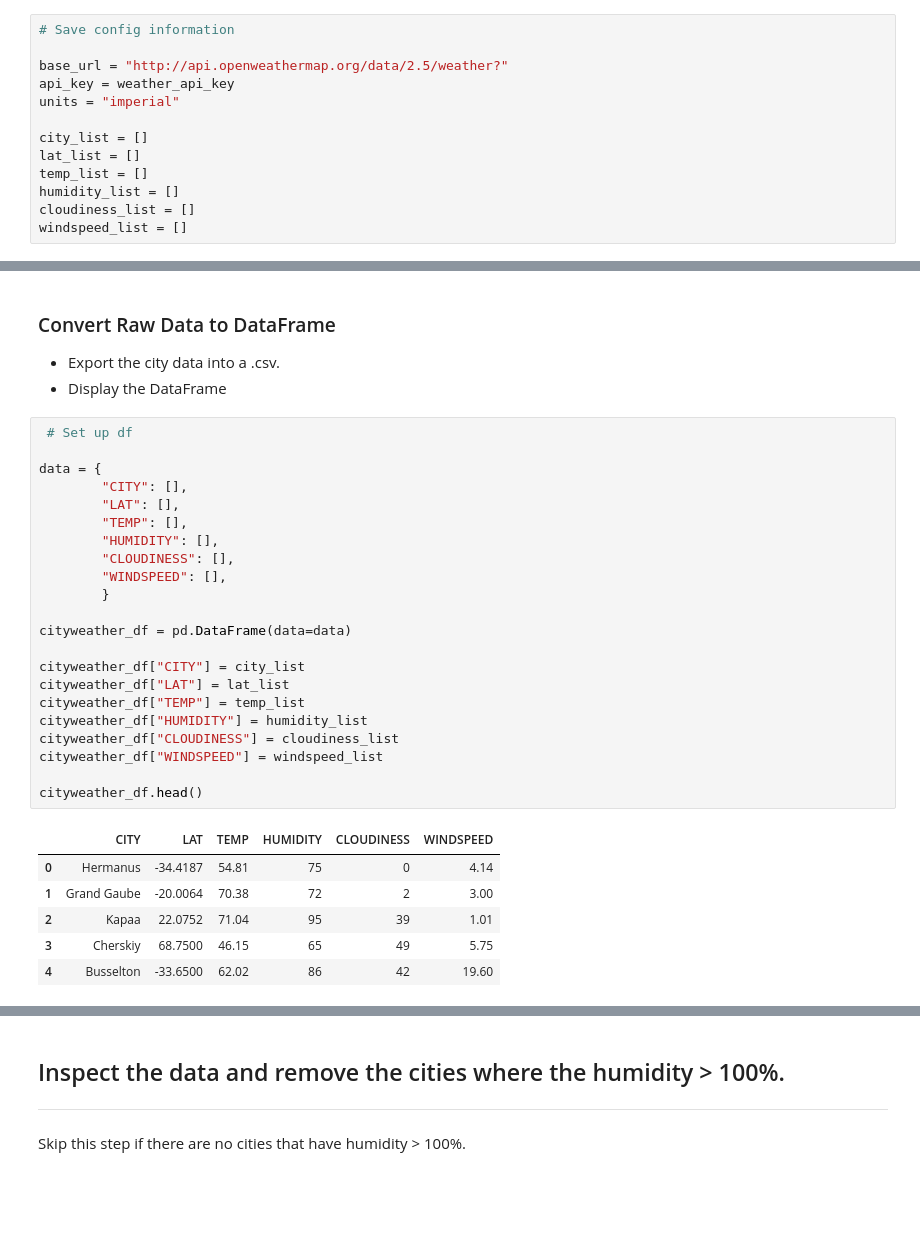
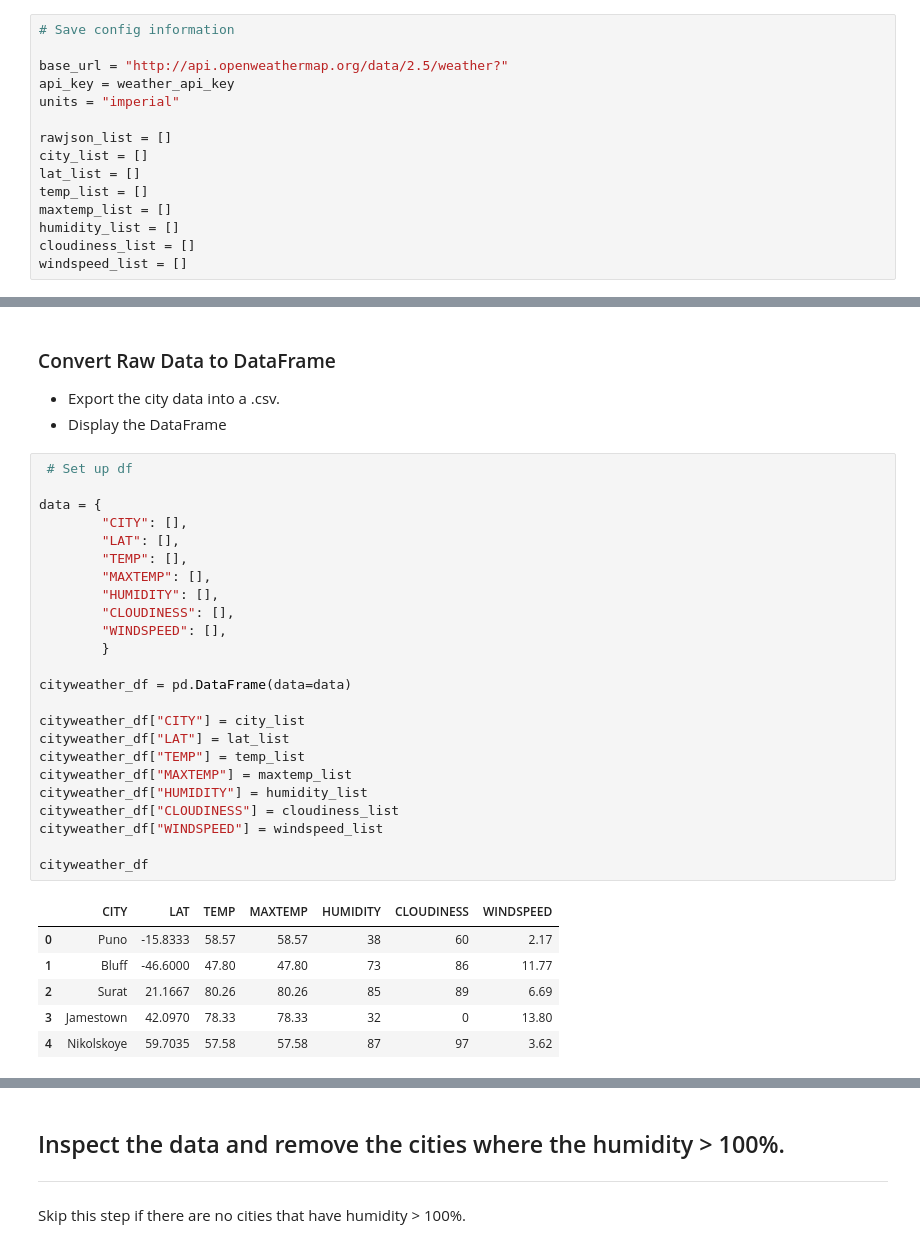
Before and after one commit to billthedataguy/python-api-challenge, a Jupyter notebook: starter_code/WeatherPy.ipynb, the cells around one changed output, grey strips where cells are left out. Drawn from its saved outputs; the diff is of its cells as text; blank space fills up the shorter version.

```diff
--- a/starter_code/WeatherPy.ipynb
+++ b/starter_code/WeatherPy.ipynb
@@ -74,9 +74,11 @@ base_url = "http://api.openweathermap.org/data/2.5/weather?"
 api_key = weather_api_key
 units = "imperial"
 
+rawjson_list = []
 city_list = []
 lat_list = []
 temp_list = []
+maxtemp_list = []
 humidity_list = []
 cloudiness_list = []
 windspeed_list = []
@@ -123,32 +177,34 @@ for city in cities[:5]:
 # %%
  # Set up df
 
 data = {
         "CITY": [],
         "LAT": [],
         "TEMP": [],
+        "MAXTEMP": [],
         "HUMIDITY": [],
         "CLOUDINESS": [],
         "WINDSPEED": [],
         }
 
 cityweather_df = pd.DataFrame(data=data)
 
 cityweather_df["CITY"] = city_list
 cityweather_df["LAT"] = lat_list
 cityweather_df["TEMP"] = temp_list
+cityweather_df["MAXTEMP"] = maxtemp_list
 cityweather_df["HUMIDITY"] = humidity_list
 cityweather_df["CLOUDINESS"] = cloudiness_list
 cityweather_df["WINDSPEED"] = windspeed_list
 
-cityweather_df.head()
+cityweather_df
 # %% [output]
-|  | CITY | LAT | TEMP | HUMIDITY | CLOUDINESS | WINDSPEED |
-| 0 | Hermanus | -34.4187 | 54.81 | 75 | 0 | 4.14 |
-| 1 | Grand Gaube | -20.0064 | 70.38 | 72 | 2 | 3.00 |
-| 2 | Kapaa | 22.0752 | 71.04 | 95 | 39 | 1.01 |
-| 3 | Cherskiy | 68.7500 | 46.15 | 65 | 49 | 5.75 |
-| 4 | Busselton | -33.6500 | 62.02 | 86 | 42 | 19.60 |
+|  | CITY | LAT | TEMP | MAXTEMP | HUMIDITY | CLOUDINESS | WINDSPEED |
+| 0 | Puno | -15.8333 | 58.57 | 58.57 | 38 | 60 | 2.17 |
+| 1 | Bluff | -46.6000 | 47.80 | 47.80 | 73 | 86 | 11.77 |
+| 2 | Surat | 21.1667 | 80.26 | 80.26 | 85 | 89 | 6.69 |
+| 3 | Jamestown | 42.0970 | 78.33 | 78.33 | 32 | 0 | 13.80 |
+| 4 | Nikolskoye | 59.7035 | 57.58 | 57.58 | 87 | 97 | 3.62 |
 # %%
 cityweather_df.dtypes
 # %% [output]
```
Also changed, not shown: parts of 17 cells of this notebook.
